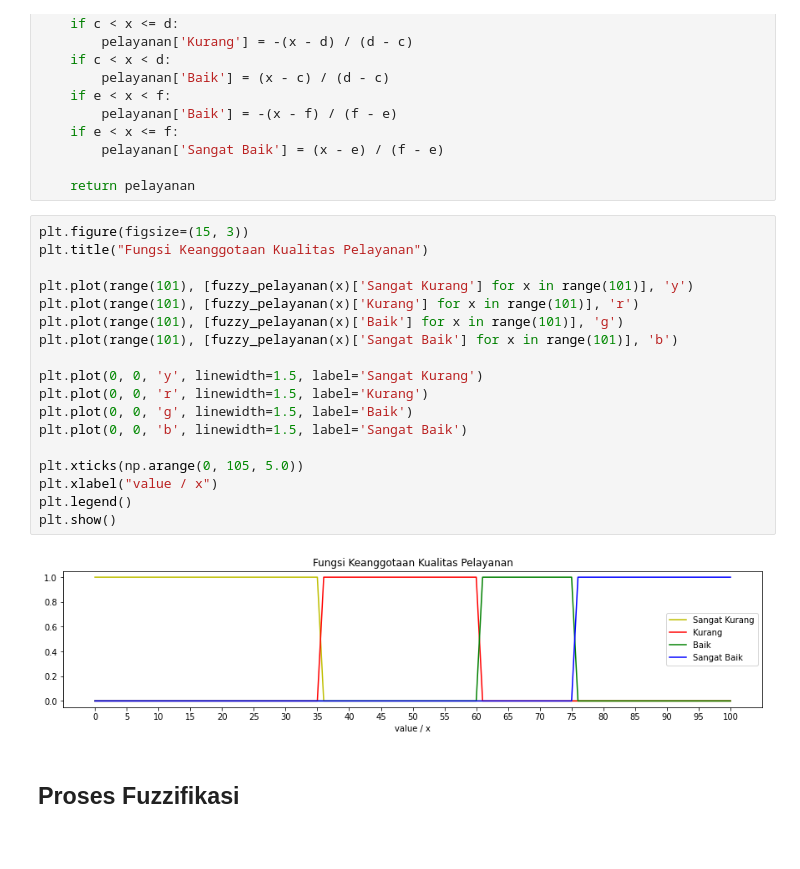
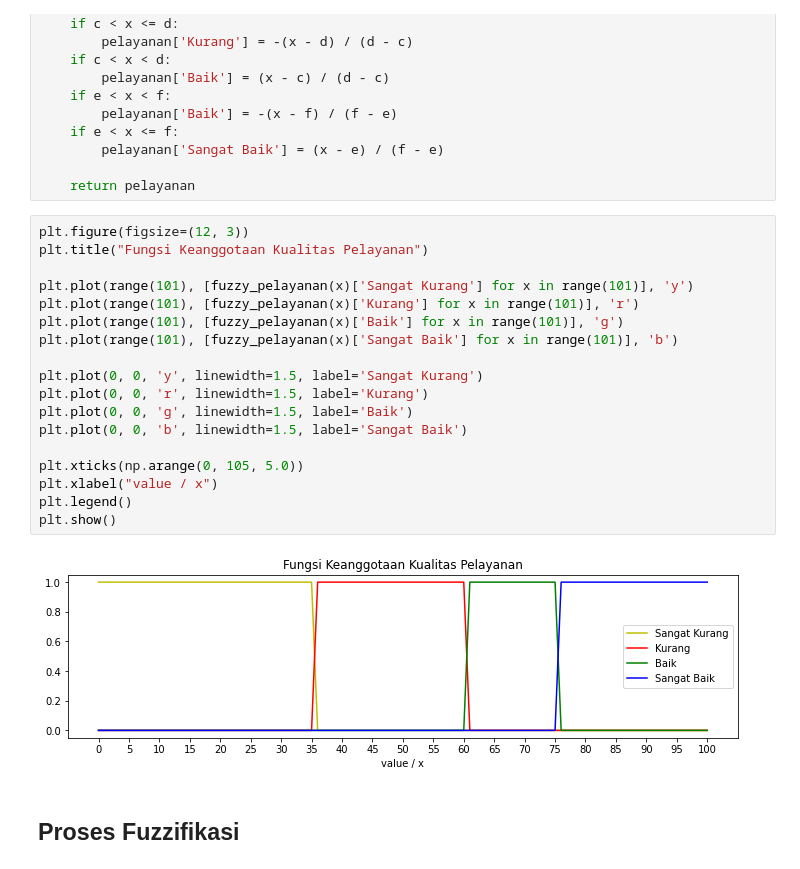
Before and after one commit to ShinyQ/Tugas-Pengantar-AI-2_Fuzzy_Logic, a Jupyter notebook: Tugas_2_Kelompok_1_Reasoning_(Fuzzy_Logic).ipynb, the cells around one changed output. Saved outputs shown, nothing was run; the diff lists cells and outputs as text.

```diff
--- a/Tugas_2_Kelompok_1_Reasoning_(Fuzzy_Logic).ipynb
+++ b/Tugas_2_Kelompok_1_Reasoning_(Fuzzy_Logic).ipynb
@@ -125,25 +125,25 @@ def fuzzy_pelayanan(x):
 
     return pelayanan
 # %%
-plt.figure(figsize=(15, 3))
+plt.figure(figsize=(12, 3))
 plt.title("Fungsi Keanggotaan Kualitas Pelayanan")
 
 plt.plot(range(101), [fuzzy_pelayanan(x)['Sangat Kurang'] for x in range(101)], 'y')
 plt.plot(range(101), [fuzzy_pelayanan(x)['Kurang'] for x in range(101)], 'r')
 plt.plot(range(101), [fuzzy_pelayanan(x)['Baik'] for x in range(101)], 'g')
 plt.plot(range(101), [fuzzy_pelayanan(x)['Sangat Baik'] for x in range(101)], 'b')
 
 plt.plot(0, 0, 'y', linewidth=1.5, label='Sangat Kurang')
 plt.plot(0, 0, 'r', linewidth=1.5, label='Kurang')
 plt.plot(0, 0, 'g', linewidth=1.5, label='Baik')
 plt.plot(0, 0, 'b', linewidth=1.5, label='Sangat Baik')
 
 plt.xticks(np.arange(0, 105, 5.0))
 plt.xlabel("value / x")
 plt.legend()
 plt.show()
 # %% [output]
-[figure, old version]
+[figure, new version]
 # %% [markdown]
 ## **Proses Fuzzifikasi**
 # %%
```
Also changed, not shown: parts of 9 cells of this notebook.
